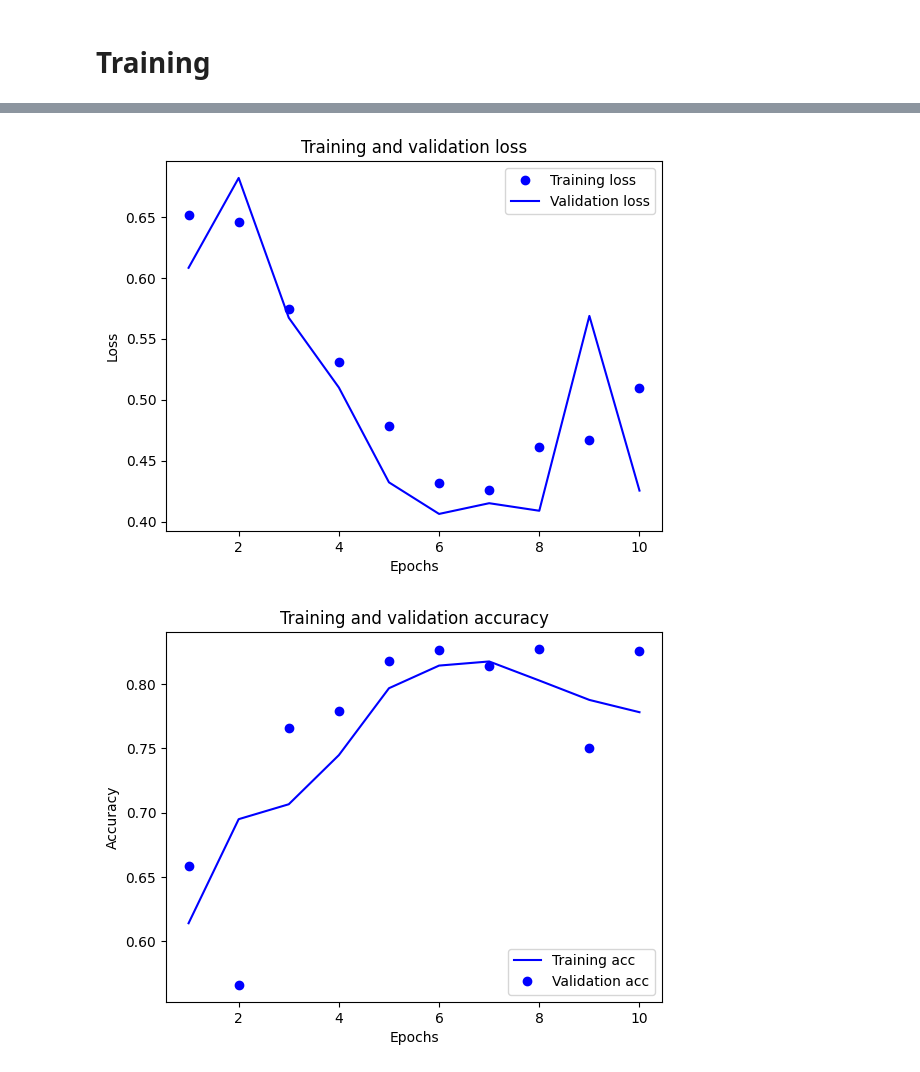
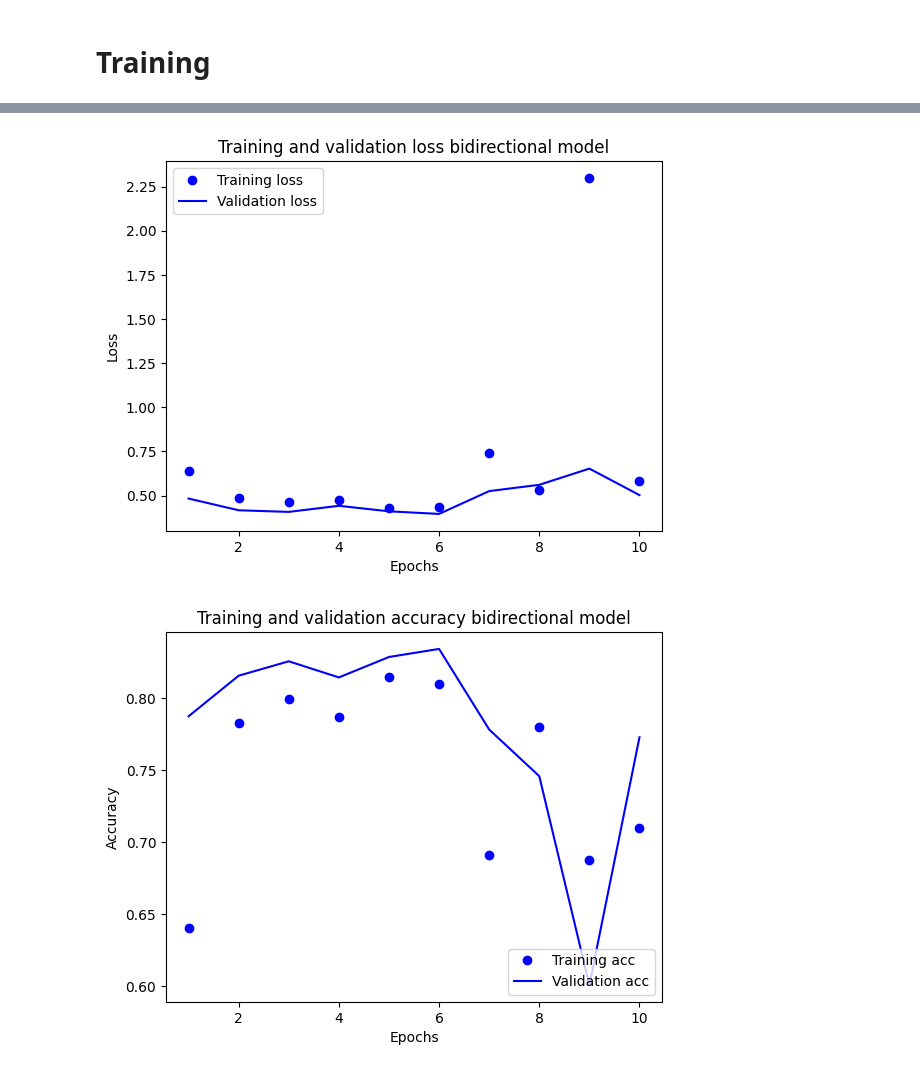
Before and after one commit to JoseMenta/sentiment_analysis, a Jupyter notebook: sample.ipynb, the cells around one changed output, grey strips where cells are left out. Saved outputs shown, nothing was run; the diff lists cells and outputs as text; code cells hidden in the pictures.

Commit message:
add more graphs

```diff
--- a/sample.ipynb
+++ b/sample.ipynb
@@ -257,8 +287,11 @@ model.compile(loss=losses.BinaryCrossentropy(),
 # Training
 # %%
 epochs = 10
-history = model.fit(
+history_bidirectional_model = bidirectional_model.fit(
     train_ds,
     validation_data=val_ds,
     epochs=epochs)
+history_LSTM_model = LSTM_model.fit(train_ds,validation_data=val_ds,epochs=epochs)
+history_average_model = average_model.fit(train_ds,validation_data=val_ds,epochs=epochs)
+history_CNN_model = CNN_model.fit(train_ds,validation_data=val_ds,epochs=epochs)
 # %% [output]
@@ -305,0 +348,25 @@ Create a graph of accuracy and loss over time
+# %%
+history_dict_bidirectional_model = history_bidirectional_model.history
+
+acc_bidirectional_model = history_dict_bidirectional_model['binary_accuracy']
+val_acc_bidirectional_model = history_dict_bidirectional_model['val_binary_accuracy']
+loss_bidirectional_model = history_dict_bidirectional_model['loss']
+val_loss_bidirectional_model = history_dict_bidirectional_model['val_loss']
+
+history_dict_LSTM_model = history_LSTM_model.history
+acc_LSTM_model = history_dict_LSTM_model['binary_accuracy']
+val_acc_LSTM_model = history_dict_LSTM_model['val_binary_accuracy']
+loss_LSTM_model = history_dict_LSTM_model['loss']
+val_loss_LSTM_model = history_dict_LSTM_model['val_loss']
+
+history_dict_average_model = history_average_model.history
+acc_average_model = history_dict_average_model['binary_accuracy']
+val_acc_average_model = history_dict_average_model['val_binary_accuracy']
+loss_average_model = history_dict_average_model['loss']
+val_loss_average_model = history_dict_average_model['val_loss']
+
+history_dict_CNN_model = history_CNN_model.history
+acc_CNN_model = history_dict_CNN_model['binary_accuracy']
+val_acc_CNN_model = history_dict_CNN_model['val_binary_accuracy']
+loss_CNN_model = history_dict_CNN_model['loss']
+val_loss_CNN_model = history_dict_CNN_model['val_loss']
@@ -306,32 +377,27 @@ Create a graph of accuracy and loss over time
 # %%
-history_dict = history.history
-acc = history_dict['binary_accuracy']
-val_acc = history_dict['val_binary_accuracy']
-loss = history_dict['loss']
-val_loss = history_dict['val_loss']
 
-epochs = range(1, len(acc) + 1)
+epochs = range(1, len(acc_bidirectional_model) + 1)
 
 # "bo" is for "blue dot"
-plt.plot(epochs, loss, 'bo', label='Training loss')
+plt.plot(epochs, loss_bidirectional_model, 'bo', label='Training loss')
 # b is for "solid blue line"
-plt.plot(epochs, val_loss, 'b', label='Validation loss')
-plt.title('Training and validation loss')
+plt.plot(epochs, val_loss_bidirectional_model, 'b', label='Validation loss')
+plt.title('Training and validation loss bidirectional model')
 plt.xlabel('Epochs')
 plt.ylabel('Loss')
 plt.legend()
 
 plt.show()
 # %% [output]
-[figure, old version]
+[figure, new version]
 # %%
-plt.plot(epochs, acc, 'bo', label='Training acc')
-plt.plot(epochs, val_acc, 'b', label='Validation acc')
-plt.title('Training and validation accuracy')
+plt.plot(epochs, acc_bidirectional_model, 'bo', label='Training acc')
+plt.plot(epochs, val_acc_bidirectional_model, 'b', label='Validation acc')
+plt.title('Training and validation accuracy bidirectional model')
 plt.xlabel('Epochs')
 plt.ylabel('Accuracy')
 plt.legend(loc='lower right')
 
 plt.show()
 # %% [output]
-[figure, old version]
+[figure, new version]
```
Also changed, not shown: parts of 32 cells of this notebook.
